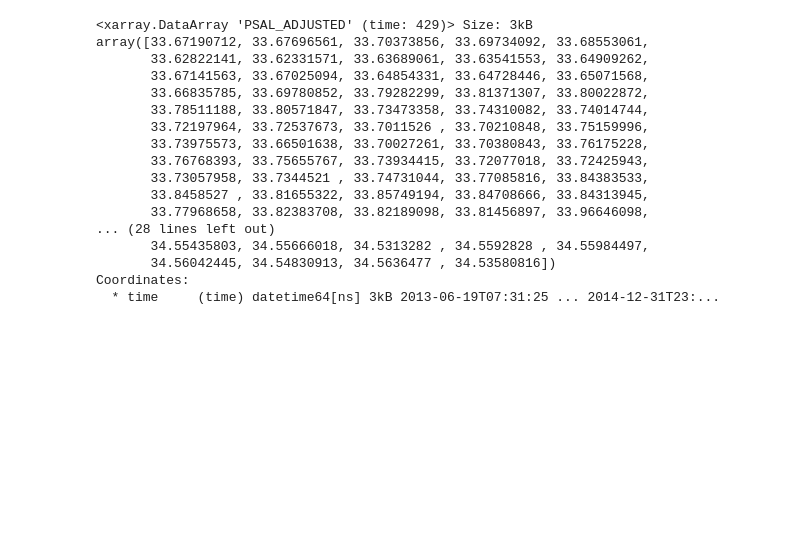
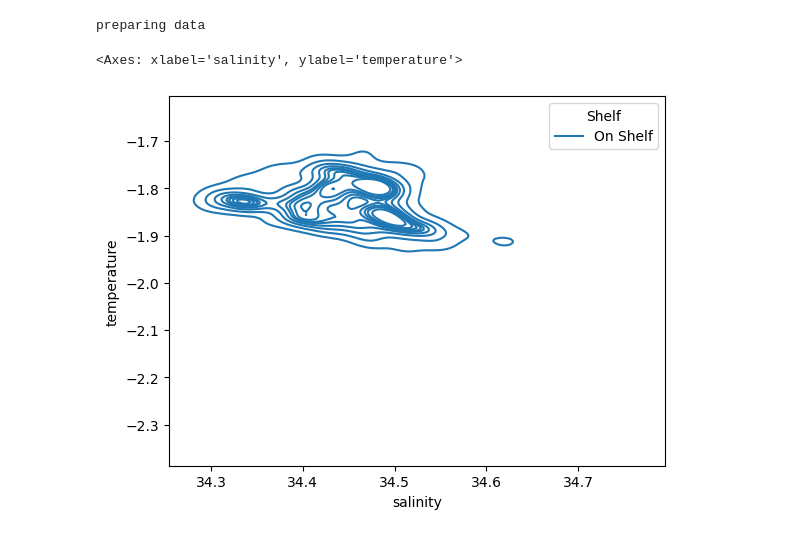
Before and after one commit to eejco/thesis_c3, a Jupyter notebook: surface_comparison.ipynb, the cells around one changed output. Saved outputs shown, nothing was run; the diff lists cells and outputs as text; code cells hidden in the pictures; blank space fills up the shorter version.

```diff
--- a/surface_comparison.ipynb
+++ b/surface_comparison.ipynb
@@ -88,20 +85,4 @@ cmp.composite_timeseries(ax1,background_data,bg_name='Seasonal Anomaly')
-# %%
-cmp.s_pos.mean('pressure')
-# %% [output]
-<xarray.DataArray 'PSAL_ADJUSTED' (time: 429)> Size: 3kB
-array([33.67190712, 33.67696561, 33.70373856, 33.69734092, 33.68553061,
-       33.62822141, 33.62331571, 33.63689061, 33.63541553, 33.64909262,
-       33.67141563, 33.67025094, 33.64854331, 33.64728446, 33.65071568,
-       33.66835785, 33.69780852, 33.79282299, 33.81371307, 33.80022872,
-       33.78511188, 33.80571847, 33.73473358, 33.74310082, 33.74014744,
-       33.72197964, 33.72537673, 33.7011526 , 33.70210848, 33.75159996,
-       33.73975573, 33.66501638, 33.70027261, 33.70380843, 33.76175228,
-       33.76768393, 33.75655767, 33.73934415, 33.72077018, 33.72425943,
-       33.73057958, 33.7344521 , 33.74731044, 33.77085816, 33.84383533,
-       33.8458527 , 33.81655322, 33.85749194, 33.84708666, 33.84313945,
-       33.77968658, 33.82383708, 33.82189098, 33.81456897, 33.96646098,
-... (28 lines left out)
-       34.55435803, 34.55666018, 34.5313282 , 34.5592828 , 34.55984497,
-       34.56042445, 34.54830913, 34.5636477 , 34.53580816])
-Coordinates:
-  * time     (time) datetime64[ns] 3kB 2013-06-19T07:31:25 ... 2014-12-31T23:...
+# %%
+cmp.build_sns_data()
+# %% [output]
+preparing data
@@ -107,0 +91,5 @@ Coordinates:
+# %%
+sns.kdeplot(data=cmp.sns_data[cmp.sns_data.SLA == '+ SLA'],x='salinity',y='temperature',hue='Shelf')
+# %% [output]
+<Axes: xlabel='salinity', ylabel='temperature'>
+[figure, added]
```
Also changed, not shown: parts of 14 cells of this notebook, 3 other files.
